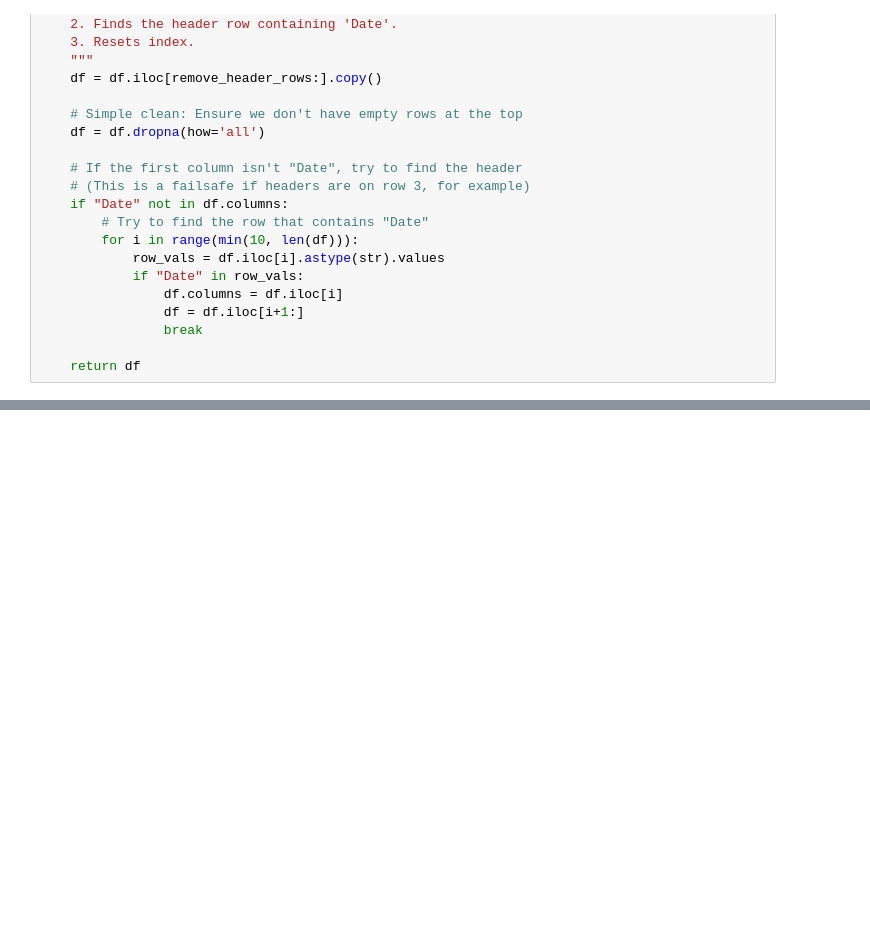
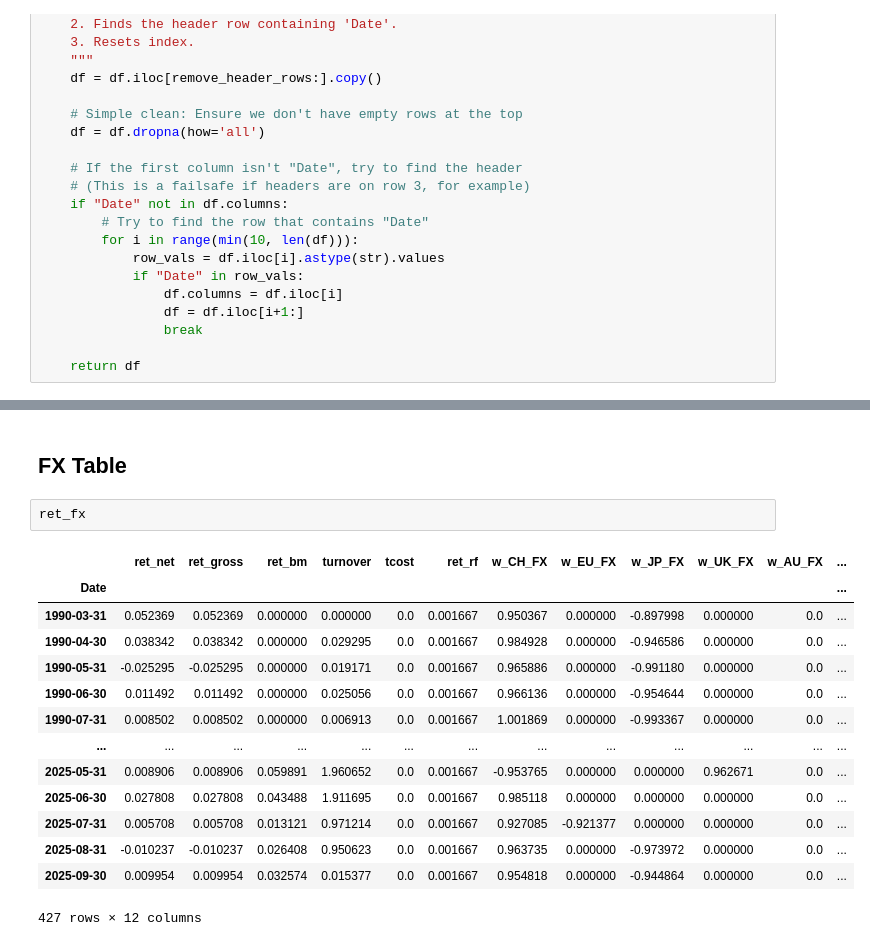
Before and after one commit to DanUZH/PMP_December_8, a Jupyter notebook: Code/trend_following.ipynb, the cells around one changed output, grey strips where cells are left out. Drawn from its saved outputs; the diff is of its cells as text; blank space fills up the shorter version.

```diff
--- a/Code/trend_following.ipynb
+++ b/Code/trend_following.ipynb
@@ -659,0 +356,19 @@ Freq: ME, Length: 338, dtype: float64
+# %% [markdown]
+## FX Table
+# %%
+ret_fx
+# %% [output]
+|  | ret_net | ret_gross | ret_bm | turnover | tcost | ret_rf | w_CH_FX | w_EU_FX | w_JP_FX | w_UK_FX | w_AU_FX | ... |
+| Date |  |  |  |  |  |  |  |  |  |  |  | ... |
+| 1990-03-31 | 0.052369 | 0.052369 | 0.000000 | 0.000000 | 0.0 | 0.001667 | 0.950367 | 0.000000 | -0.897998 | 0.000000 | 0.0 | ... |
+| 1990-04-30 | 0.038342 | 0.038342 | 0.000000 | 0.029295 | 0.0 | 0.001667 | 0.984928 | 0.000000 | -0.946586 | 0.000000 | 0.0 | ... |
+| 1990-05-31 | -0.025295 | -0.025295 | 0.000000 | 0.019171 | 0.0 | 0.001667 | 0.965886 | 0.000000 | -0.991180 | 0.000000 | 0.0 | ... |
+| 1990-06-30 | 0.011492 | 0.011492 | 0.000000 | 0.025056 | 0.0 | 0.001667 | 0.966136 | 0.000000 | -0.954644 | 0.000000 | 0.0 | ... |
+| 1990-07-31 | 0.008502 | 0.008502 | 0.000000 | 0.006913 | 0.0 | 0.001667 | 1.001869 | 0.000000 | -0.993367 | 0.000000 | 0.0 | ... |
+| ... | ... | ... | ... | ... | ... | ... | ... | ... | ... | ... | ... | ... |
+| 2025-05-31 | 0.008906 | 0.008906 | 0.059891 | 1.960652 | 0.0 | 0.001667 | -0.953765 | 0.000000 | 0.000000 | 0.962671 | 0.0 | ... |
+| 2025-06-30 | 0.027808 | 0.027808 | 0.043488 | 1.911695 | 0.0 | 0.001667 | 0.985118 | 0.000000 | 0.000000 | 0.000000 | 0.0 | ... |
+| 2025-07-31 | 0.005708 | 0.005708 | 0.013121 | 0.971214 | 0.0 | 0.001667 | 0.927085 | -0.921377 | 0.000000 | 0.000000 | 0.0 | ... |
+| 2025-08-31 | -0.010237 | -0.010237 | 0.026408 | 0.950623 | 0.0 | 0.001667 | 0.963735 | 0.000000 | -0.973972 | 0.000000 | 0.0 | ... |
+| 2025-09-30 | 0.009954 | 0.009954 | 0.032574 | 0.015377 | 0.0 | 0.001667 | 0.954818 | 0.000000 | -0.944864 | 0.000000 | 0.0 | ... |
+427 rows × 12 columns
```
Also changed, not shown: parts of 12 cells of this notebook.
